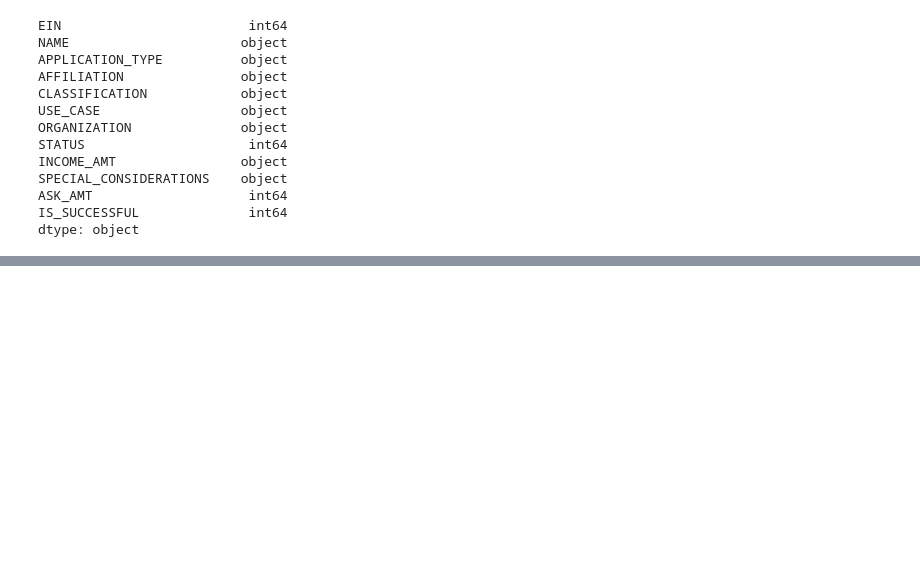
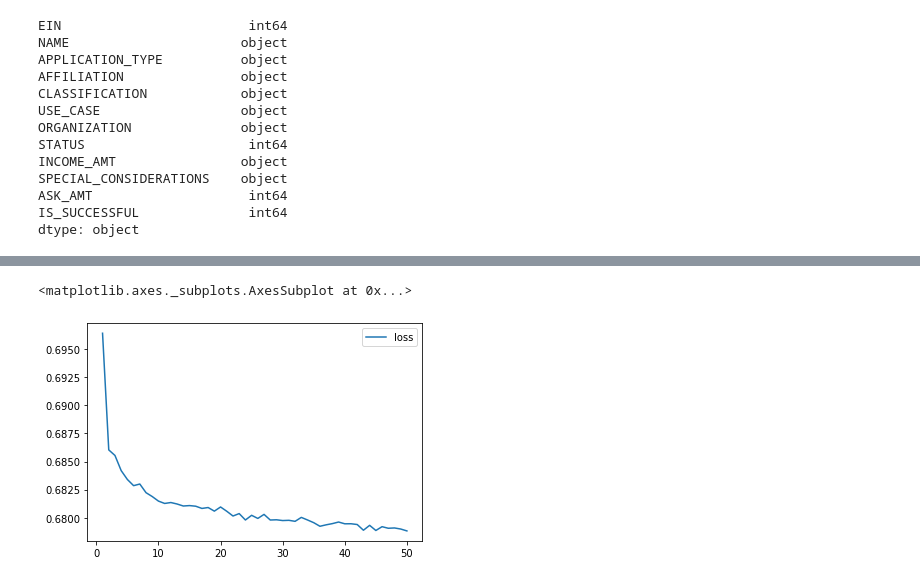
Before and after one commit to tom-jj-G/Neural_Network_NonProfit, a Jupyter notebook: Challenge/AlphabetSoupChallenge.ipynb, the cells around one changed output, grey strips where cells are left out. Saved outputs shown, nothing was run; the diff lists cells and outputs as text; code cells hidden in the pictures; blank space fills up the shorter version.

```diff
--- a/Challenge/AlphabetSoupChallenge.ipynb
+++ b/Challenge/AlphabetSoupChallenge.ipynb
@@ -47,0 +226,7 @@ dtype: object
+# %%
+# Remove "IS_SUCCESSFUL" target from features data
+y = encodedata_df.IS_SUCCESSFUL
+X = encodedata_df.drop(columns=["IS_SUCCESSFUL"])
+
+# Split training/test datasets
+X_train, X_test, y_train, y_test = train_test_split(X, y, random_state=42, stratify=y)
@@ -47,0 +235,10 @@ dtype: object
+# %%
+# Create a StandardScaler instance
+scaler = StandardScaler()
+
+# Fit the StandardScaler
+X_scaler = scaler.fit(X_train)
+
+# Scale the data
+X_train_scaled = X_scaler.transform(X_train)
+X_test_scaled = X_scaler.transform(X_test)
@@ -47,0 +247,18 @@ dtype: object
+# %%
+# Define the model - deep neural net
+number_input_features = len(X_train_scaled[0])
+hidden_nodes_layer1 = len(X_train_scaled[0])*2
+
+nn = tf.keras.models.Sequential()
+
+# First hidden layer
+nn.add(tf.keras.layers.Dense(units=hidden_nodes_layer1, input_dim=number_input_features, activation="relu"))
+
+# Output layer
+nn.add(tf.keras.layers.Dense(units=1, activation="sigmoid"))
+
+# Compile the Sequential model together and customize metrics
+nn.compile(loss="binary_crossentropy", optimizer="adam", metrics=["accuracy"])
+
+# Train the model
+fit_model = nn.fit(X_train_scaled, y_train, epochs=50)
@@ -47,0 +283,9 @@ dtype: object
+# %%
+# Create a DataFrame containing training history
+history_df = pd.DataFrame(fit_model.history, index=range(1,len(fit_model.history["loss"])+1))
+
+# Plot the loss
+history_df.plot(y="loss")
+# %% [output]
+<matplotlib.axes._subplots.AxesSubplot at 0x...>
+[figure, added]
```
Also changed, not shown: parts of 45 cells of this notebook.
